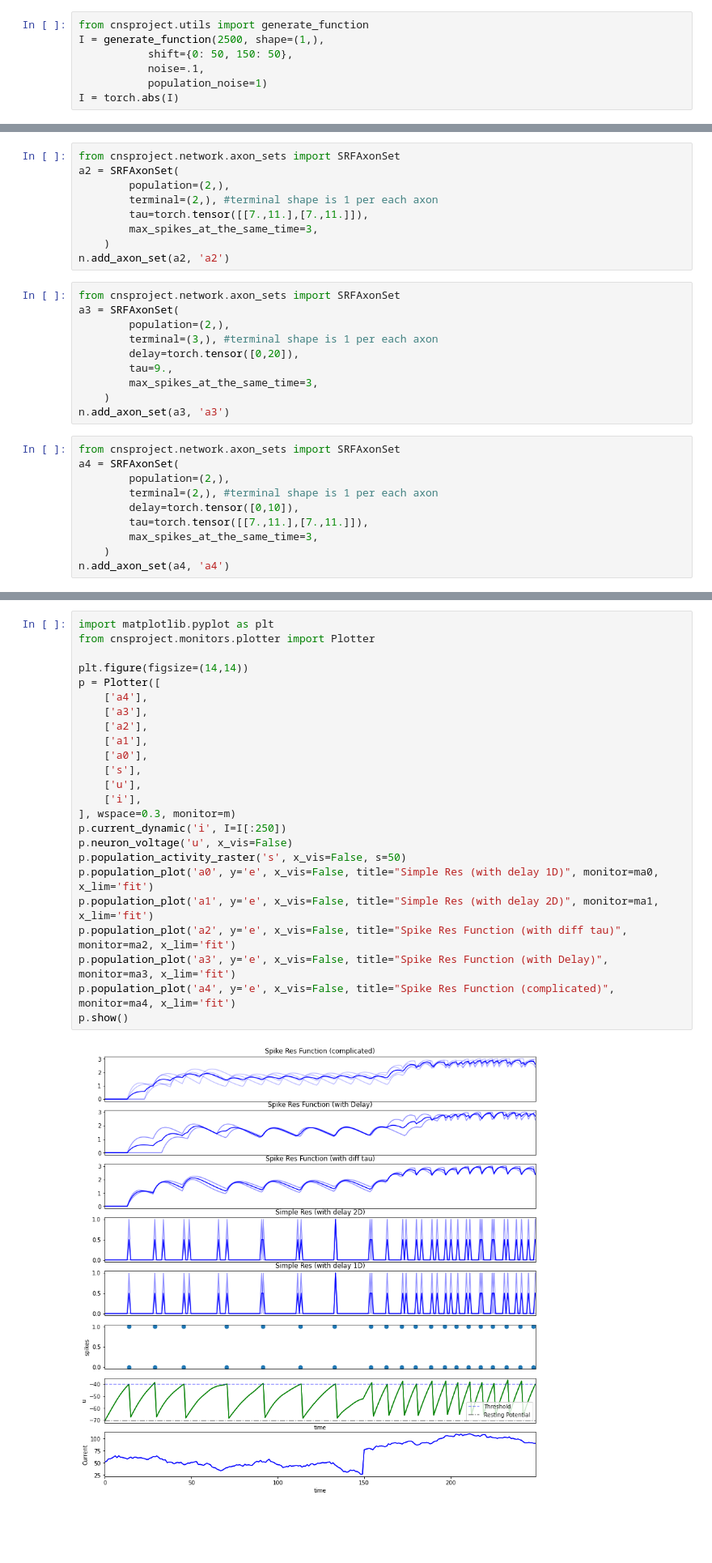
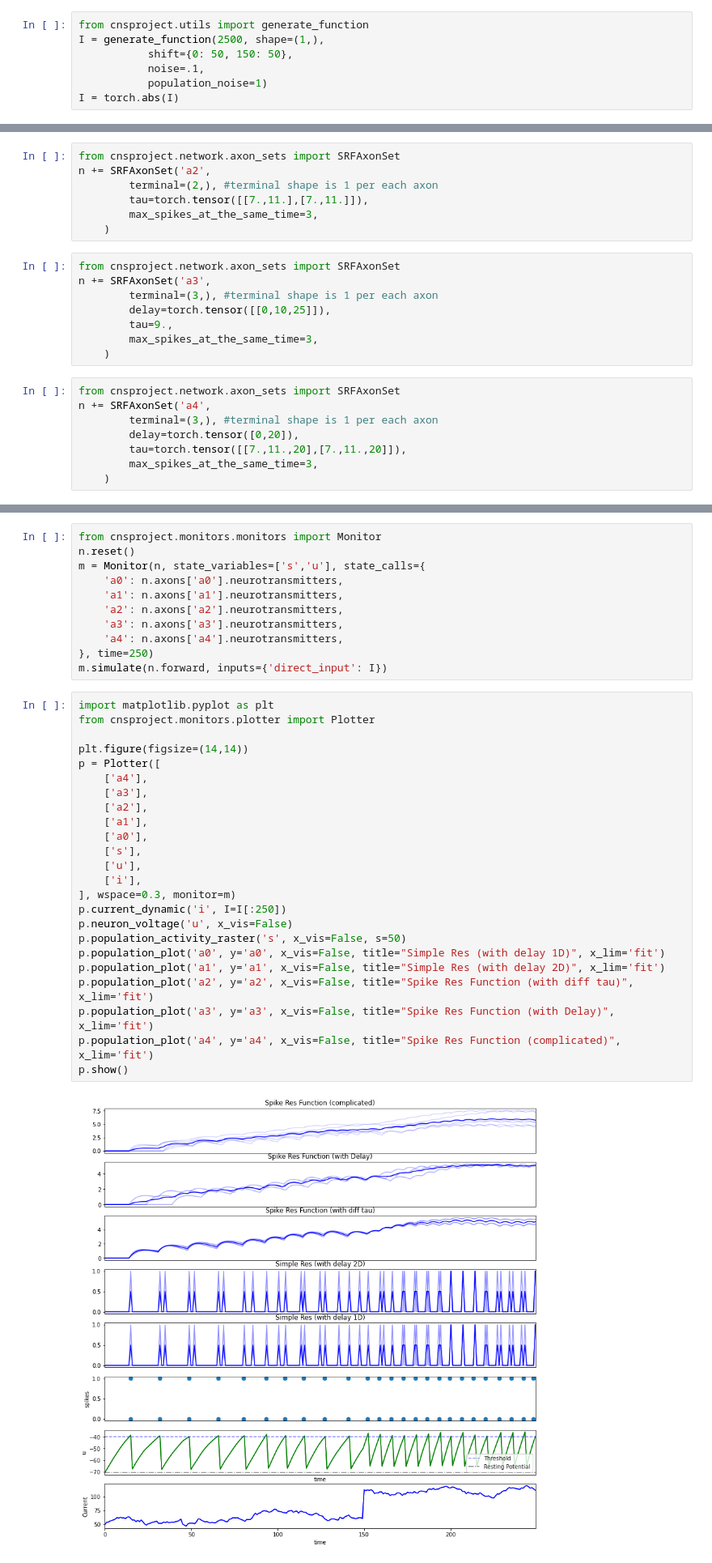
Before and after one commit to cnrl/Spiral, a Jupyter notebook: main.ipynb, the cells around one changed output, grey strips where cells are left out. Shown at 81% size. Saved outputs shown, nothing was run; the diff lists cells and outputs as text; blank space fills up the shorter version.

```diff
--- a/main.ipynb
+++ b/main.ipynb
@@ -97,29 +93,23 @@ n.add_axon_set(a1, 'a1')
 # %%
 from cnsproject.network.axon_sets import SRFAxonSet
-a2 = SRFAxonSet(
-        population=(2,),
+n += SRFAxonSet('a2',
         terminal=(2,), #terminal shape is 1 per each axon
         tau=torch.tensor([[7.,11.],[7.,11.]]),
         max_spikes_at_the_same_time=3,
     )
-n.add_axon_set(a2, 'a2')
 # %%
 from cnsproject.network.axon_sets import SRFAxonSet
-a3 = SRFAxonSet(
-        population=(2,),
+n += SRFAxonSet('a3',
         terminal=(3,), #terminal shape is 1 per each axon
-        delay=torch.tensor([0,20]),
+        delay=torch.tensor([[0,10,25]]),
         tau=9.,
         max_spikes_at_the_same_time=3,
     )
-n.add_axon_set(a3, 'a3')
 # %%
 from cnsproject.network.axon_sets import SRFAxonSet
-a4 = SRFAxonSet(
-        population=(2,),
-        terminal=(2,), #terminal shape is 1 per each axon
-        delay=torch.tensor([0,10]),
-        tau=torch.tensor([[7.,11.],[7.,11.]]),
+n += SRFAxonSet('a4',
+        terminal=(3,), #terminal shape is 1 per each axon
+        delay=torch.tensor([0,20]),
+        tau=torch.tensor([[7.,11.,20],[7.,11.,20]]),
         max_spikes_at_the_same_time=3,
     )
-n.add_axon_set(a4, 'a4')
@@ -141,29 +116,40 @@ m.simulate(n.forward, inputs={'direct_input': I}, attendance=[ma0,ma1,ma2,ma3,ma
+# %%
+from cnsproject.monitors.monitors import Monitor
+n.reset()
+m = Monitor(n, state_variables=['s','u'], state_calls={
+    'a0': n.axons['a0'].neurotransmitters,
+    'a1': n.axons['a1'].neurotransmitters,
+    'a2': n.axons['a2'].neurotransmitters,
+    'a3': n.axons['a3'].neurotransmitters,
+    'a4': n.axons['a4'].neurotransmitters,
+}, time=250)
+m.simulate(n.forward, inputs={'direct_input': I})
 # %%
 import matplotlib.pyplot as plt
 from cnsproject.monitors.plotter import Plotter
 
 plt.figure(figsize=(14,14))
 p = Plotter([
     ['a4'],
     ['a3'],
     ['a2'],
     ['a1'],
     ['a0'],
     ['s'],
     ['u'],
     ['i'],
 ], wspace=0.3, monitor=m)
 p.current_dynamic('i', I=I[:250])
 p.neuron_voltage('u', x_vis=False)
 p.population_activity_raster('s', x_vis=False, s=50)
-p.population_plot('a0', y='e', x_vis=False, title="Simple Res (with delay 1D)", monitor=ma0, x_lim='fit')
-p.population_plot('a1', y='e', x_vis=False, title="Simple Res (with delay 2D)", monitor=ma1, x_lim='fit')
-p.population_plot('a2', y='e', x_vis=False, title="Spike Res Function (with diff tau)", monitor=ma2, x_lim='fit')
-p.population_plot('a3', y='e', x_vis=False, title="Spike Res Function (with Delay)", monitor=ma3, x_lim='fit')
-p.population_plot('a4', y='e', x_vis=False, title="Spike Res Function (complicated)", monitor=ma4, x_lim='fit')
+p.population_plot('a0', y='a0', x_vis=False, title="Simple Res (with delay 1D)", x_lim='fit')
+p.population_plot('a1', y='a1', x_vis=False, title="Simple Res (with delay 2D)", x_lim='fit')
+p.population_plot('a2', y='a2', x_vis=False, title="Spike Res Function (with diff tau)", x_lim='fit')
+p.population_plot('a3', y='a3', x_vis=False, title="Spike Res Function (with Delay)", x_lim='fit')
+p.population_plot('a4', y='a4', x_vis=False, title="Spike Res Function (complicated)", x_lim='fit')
 p.show()
 # %% [output]
-[figure, old version]
+[figure, new version]
 # %% [markdown]
 Also works well in multi dims and multo terminals.
 # %% [markdown]
```
Also changed, not shown: parts of 24 cells of this notebook, 10 other files.
